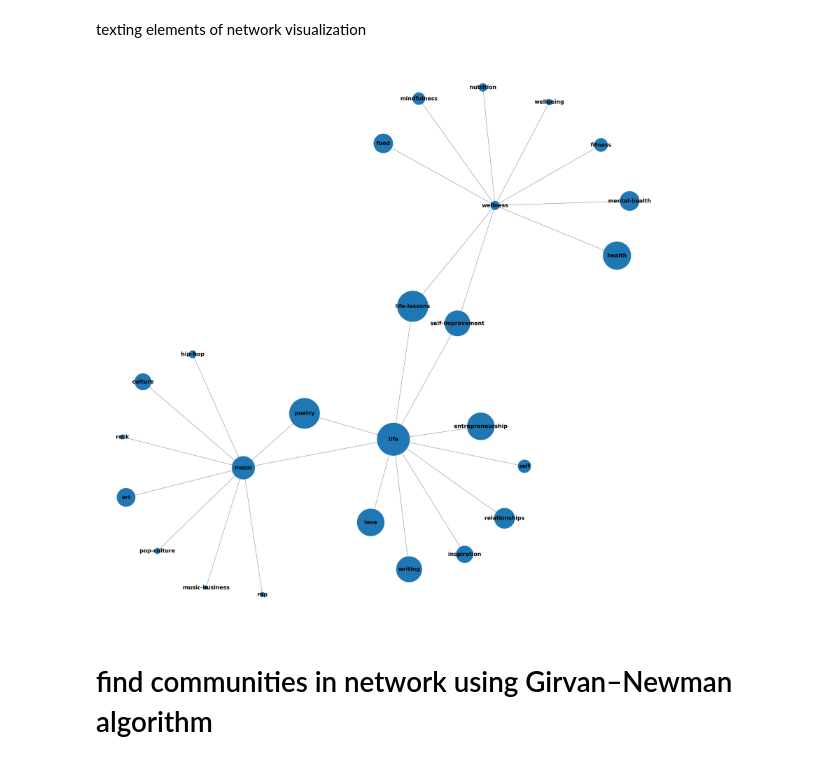
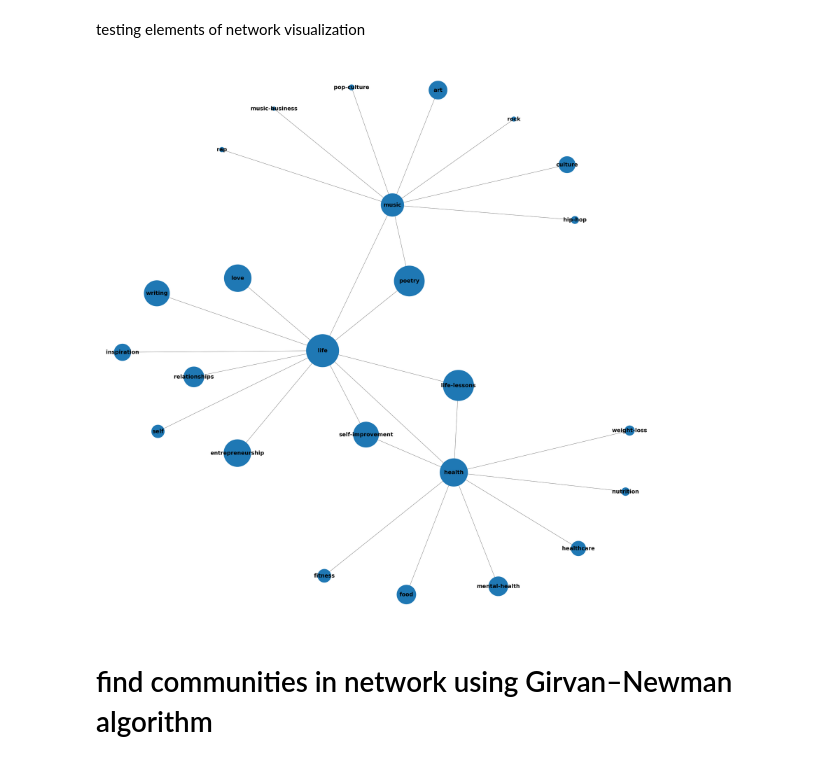
Before and after one commit to gitw3ll/content_recommendation_engine, a Jupyter notebook: scraping/notebooks/network_visualization_tests.ipynb, the cells around one changed output. Cells and saved outputs as stored; diff of their text form; code cells hidden in the pictures.

```diff
--- a/scraping/notebooks/network_visualization_tests.ipynb
+++ b/scraping/notebooks/network_visualization_tests.ipynb
@@ -1,5 +1,5 @@
 # %% [markdown]
-texting elements of network visualization
+testing elements of network visualization
 # %%
 import numpy as np
 import matplotlib.pyplot as plt
@@ -32,7 +32,7 @@ def add_to_graph(graph, top_tags_df ):
 
     for _, tag in top_tags_df.iterrows():
 
-        graph.add_node(tag['name'], size = tag['postCount']/10)
+        graph.add_node(tag['name'], size = tag['postCount'])
 
 
         combination_of_nodes = [(tag['name'],related_tag) for related_tag in tag['relatedTags']]
@@ -43,7 +43,7 @@ def add_to_graph(graph, top_tags_df ):
                 pass
             else:
                 if edge[1] not in graph.nodes.data() and edge[1] not in top_tags_df['name'].values :
-                    graph.add_node(edge[1], size=tag['relatedTags'][edge[1]]/10)
+                    graph.add_node(edge[1], size=tag['relatedTags'][edge[1]])
                 graph.add_edge(*edge)
     return graph
 
@@ -72,26 +72,16 @@ def visualize_network(dataframe, starting_tags, second_degree=False, third_degre
             with_labels=True,
             font_weight='bold',
             font_size=35,
-            node_size=[node[1] for node in G.nodes.data('size')],
+            node_size=[node[1]/10 for node in G.nodes.data('size')],
             weight='frequency')
     return G
 def top_n_tags(dataframe, n):
 
     return dataframe.sort_values(by='postCount', ascending = False).head(n)['name'].values
-
-def export_json_data(graph, outfile_name):
-    data = {'nodes':[], 'links':[]}
-    for node in G.nodes:
-        data['nodes'].append({'id':node})
-    for edge in G.edges:
-        data['links'].append({'source':edge[0], 'target':edge[1]})
-
-    with open('../../visualization/'+outfile_name, 'w') as outfile:
-        json.dump(data, outfile)
 # %%
-G = visualize_network(df, ['music', 'wellness', 'life'])
+G = visualize_network(df, ['music', 'health', 'life'])
 # %% [output]
-[figure, old version]
+[figure, new version]
 # %% [markdown]
 # find communities in network using Girvan–Newman algorithm
 # %% [markdown]
```
Also changed, not shown: parts of 11 cells of this notebook, 3 other files.
